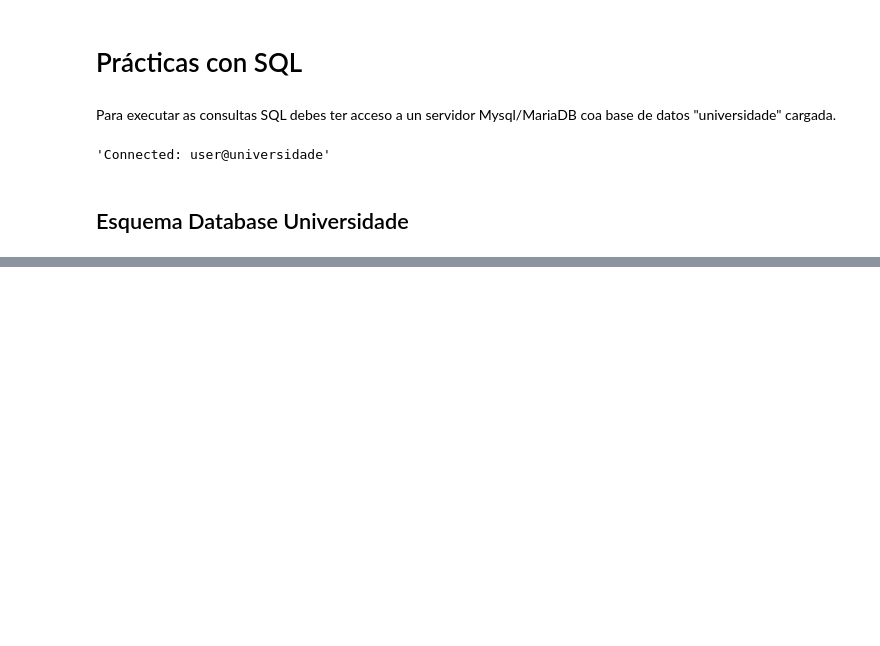
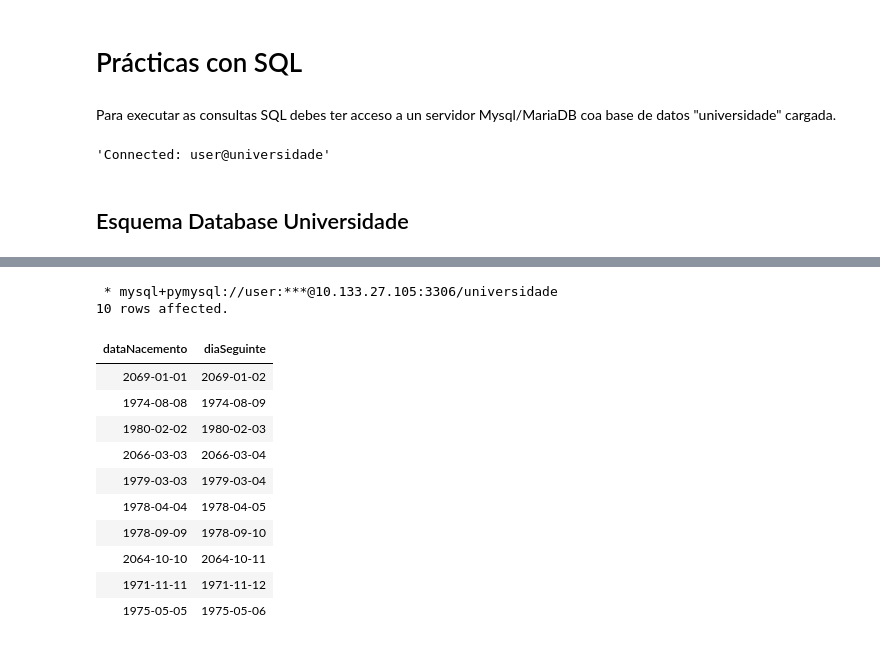
Before and after one commit to bigdatawirtz/escenarios, a Jupyter notebook: practica-sql-universidade/sql/consultas-SQL-I-solucion.ipynb, the cells around one changed output, grey strips where cells are left out. Cells and saved outputs as stored; diff of their text form; code cells hidden in the pictures; blank space fills up the shorter version.

```diff
--- a/practica-sql-universidade/sql/consultas-SQL-I-solucion.ipynb
+++ b/practica-sql-universidade/sql/consultas-SQL-I-solucion.ipynb
@@ -272,2 +471,23 @@ from materia
+# %%
+%%sql
+SELECT
+dataNacemento, dataNacemento + interval 1 day diaSeguinte
+FROM
+persoa
+#https://mariadb.com/kb/en/date_add/
+# %% [output]
+ * mysql+pymysql://user:***@10.133.27.105:3306/universidade
+10 rows affected.
+| dataNacemento | diaSeguinte |
+| 2069-01-01 | 2069-01-02 |
+| 1974-08-08 | 1974-08-09 |
+| 1980-02-02 | 1980-02-03 |
+| 2066-03-03 | 2066-03-04 |
+| 1979-03-03 | 1979-03-04 |
+| 1978-04-04 | 1978-04-05 |
+| 1978-09-09 | 1978-09-10 |
+| 2064-10-10 | 2064-10-11 |
+| 1971-11-11 | 1971-11-12 |
+| 1975-05-05 | 1975-05-06 |
 # %%
 # 28. Anos das persoas na base de datos.
```
Also changed, not shown: parts of 42 cells of this notebook.
